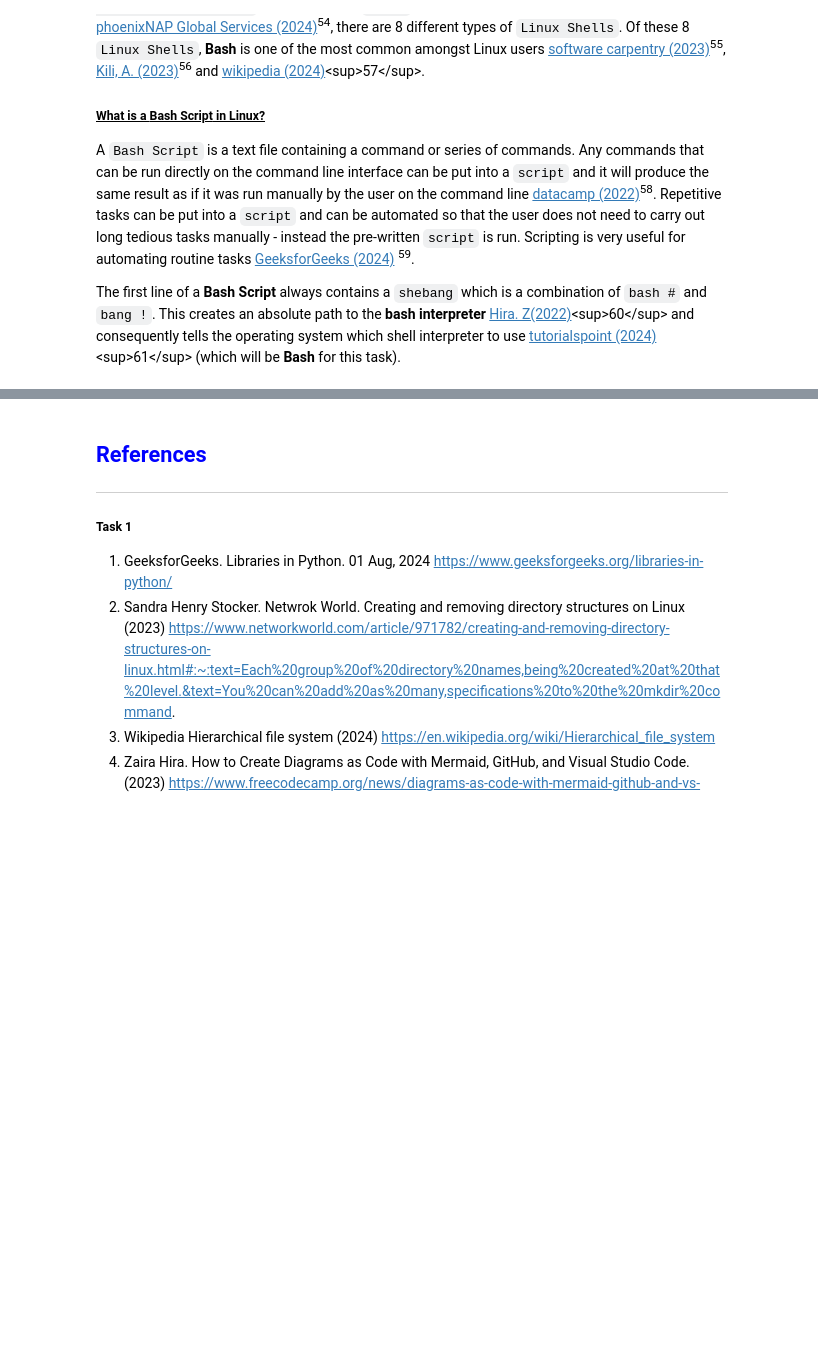
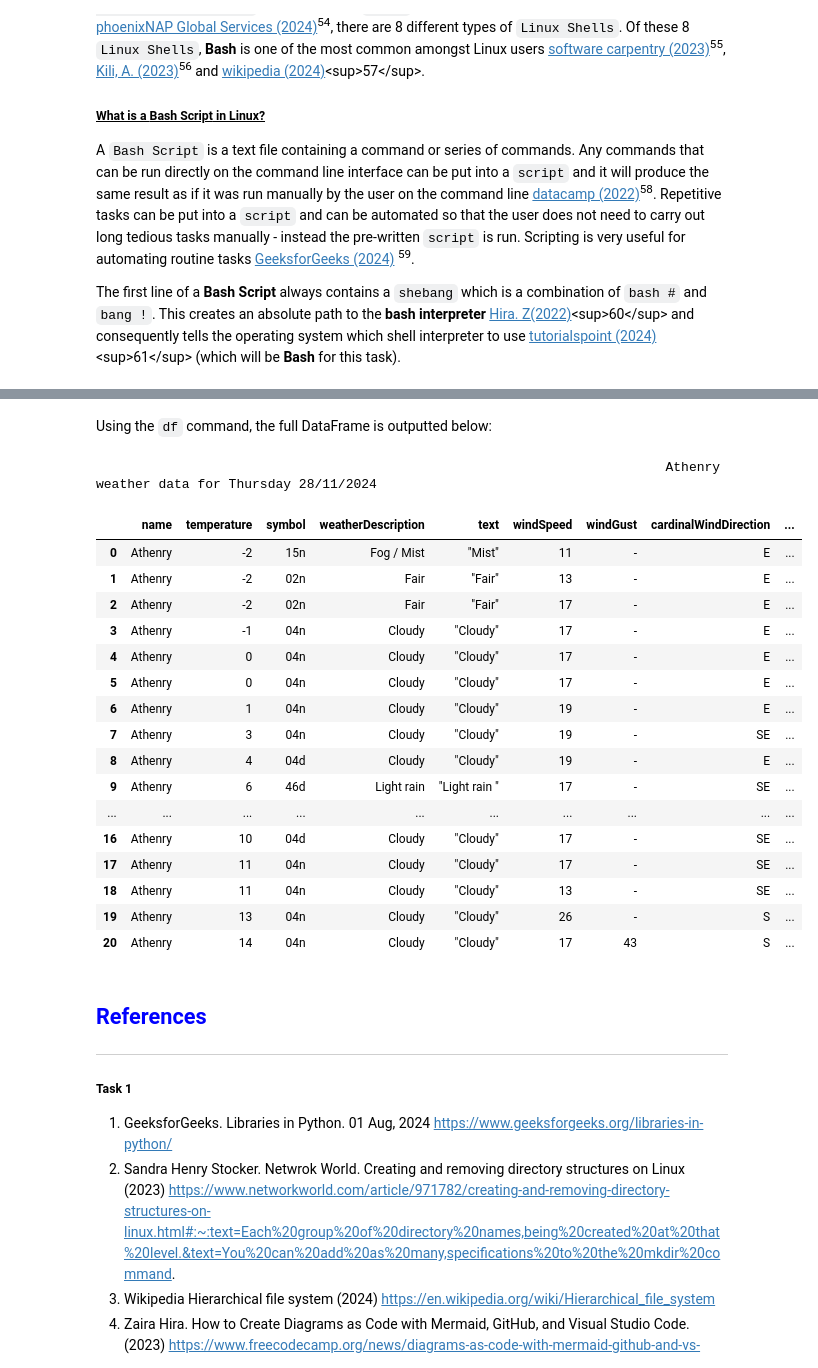
Before and after one commit to OCorry/computer_infrastructure_2024, a Jupyter notebook: weather.ipynb, the cells around one changed output, grey strips where cells are left out. Cells and saved outputs as stored; diff of their text form; code cells hidden in the pictures; blank space fills up the shorter version.

Commit message:
downloaded today's Athenry weather data and started Task 9: Pandas

```diff
--- a/weather.ipynb
+++ b/weather.ipynb
@@ -319,3 +333,32 @@ The above script redirects the data from the Met Éireann API to the `data/weath
+# %%
+# Read in the .json file from the data/weather directory
+df = pd.read_json('data/weather/20241128_204806_athenry.json')
+# %% [markdown]
+Using the `df` command, the full DataFrame is outputted below:
+# %%
+# Show the DataFrame
+print("\t \t \t \t \t \t \t \t \t Athenry weather data for Thursday 28/11/2024")
+"\n"
+df
+# %% [output]
+                                                                         Athenry weather data for Thursday 28/11/2024
+|  | name | temperature | symbol | weatherDescription | text | windSpeed | windGust | cardinalWindDirection | ... |
+| 0 | Athenry | -2 | 15n | Fog / Mist | "Mist" | 11 | - | E | ... |
+| 1 | Athenry | -2 | 02n | Fair | "Fair" | 13 | - | E | ... |
+| 2 | Athenry | -2 | 02n | Fair | "Fair" | 17 | - | E | ... |
+| 3 | Athenry | -1 | 04n | Cloudy | "Cloudy" | 17 | - | E | ... |
+| 4 | Athenry | 0 | 04n | Cloudy | "Cloudy" | 17 | - | E | ... |
+| 5 | Athenry | 0 | 04n | Cloudy | "Cloudy" | 17 | - | E | ... |
+| 6 | Athenry | 1 | 04n | Cloudy | "Cloudy" | 19 | - | E | ... |
+| 7 | Athenry | 3 | 04n | Cloudy | "Cloudy" | 19 | - | SE | ... |
+| 8 | Athenry | 4 | 04d | Cloudy | "Cloudy" | 19 | - | E | ... |
+| 9 | Athenry | 6 | 46d | Light rain | "Light rain " | 17 | - | SE | ... |
+| ... | ... | ... | ... | ... | ... | ... | ... | ... | ... |
+| 16 | Athenry | 10 | 04d | Cloudy | "Cloudy" | 17 | - | SE | ... |
+| 17 | Athenry | 11 | 04n | Cloudy | "Cloudy" | 17 | - | SE | ... |
+| 18 | Athenry | 11 | 04n | Cloudy | "Cloudy" | 13 | - | SE | ... |
+| 19 | Athenry | 13 | 04n | Cloudy | "Cloudy" | 26 | - | S | ... |
+| 20 | Athenry | 14 | 04n | Cloudy | "Cloudy" | 17 | 43 | S | ... |
 # %% [markdown]
 ## <span style="color:blue">References</span>
 ***
```
Also changed, not shown: parts of 5 cells of this notebook, 2 other files.
